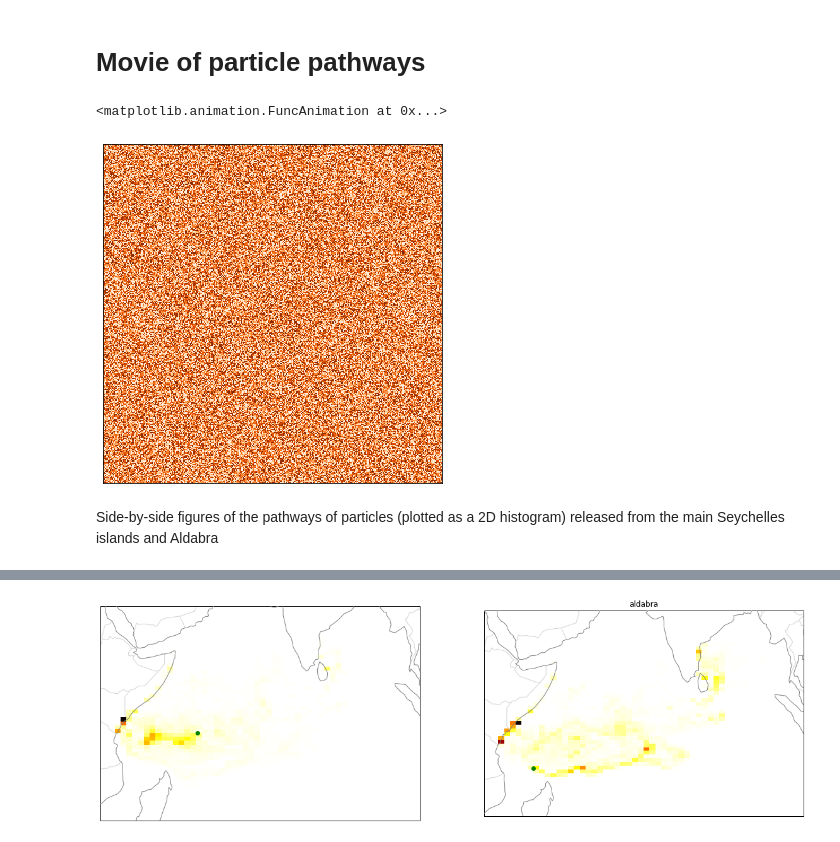
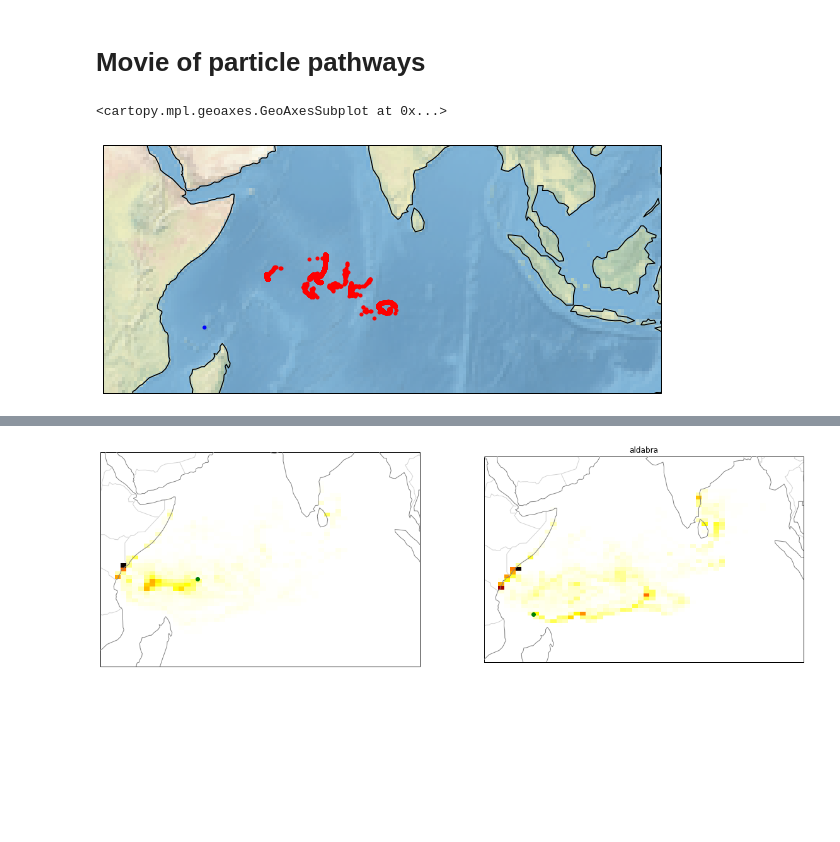
Before and after one commit to gmacgilchrist/parcels, a Jupyter notebook: parcels_seychelles/parcels_seychelles_draw.ipynb, the cells around one changed output, grey strips where cells are left out. Cells and saved outputs as stored; diff of their text form; code cells hidden in the pictures; blank space fills up the shorter version.

```diff
--- a/parcels_seychelles/parcels_seychelles_draw.ipynb
+++ b/parcels_seychelles/parcels_seychelles_draw.ipynb
@@ -17,9 +18,9 @@ from cartopy.mpl.gridliner import LONGITUDE_FORMATTER, LATITUDE_FORMATTER
 # Load the file that was output from parcels
 ds=xr.open_dataset('aldabra_171231.nc')
 # Set the coordinates of the obs dimension to time (for intuitive indexing)
-ds.coords['obs']=ds_ald['time'].sel(traj=0)
+ds.coords['obs']=ds['time'].sel(traj=0)
 # Index the first point in time
-dend=ds.sel(obs=datetime(2016,1,30,0),method='nearest')
+#dend=ds.sel(obs=datetime(2016,1,30,0),method='nearest')
 # %% [markdown]
 # 2D histogram of particle pathways
 # %%
@@ -48,36 +49,40 @@ ax.plot(46.3,-9.4,'go');
 # %%
 dpi = 100
 
-def ani_frame():
-    fig = plt.figure()
-    ax = fig.add_subplot(111)
-    ax.set_aspect('equal')
-    ax.get_xaxis().set_visible(False)
-    ax.get_yaxis().set_visible(False)
+def parcels_ani(n):
+    # Plot final points on a map projection
+    fig,ax = plt.subplots(figsize=(10,10),ncols=1,subplot_kw={'projection': ccrs.PlateCarree()})
+    ax.coastlines()
+    ax.stock_img()
+    ax.set_xlim(30,120)
+    ax.set_ylim(-20,20)
 
-    im = ax.imshow(np.random.rand(300,300),cmap='Oranges',interpolation='nearest')
-    im.set_clim([0,1])
-    fig.set_size_inches([5,5])
+    now = datetime(2017,n,15,0)
+    dnow = ds.sel(obs=now,method='nearest')
+    ax.plot(46.3,-9.4,'b.')
+    im = ax.plot(dnow.lon.values,dnow.lat.values,'r.')
 
+    return ax
 
-    tight_layout()
-
-
-    def update_img(n):
-        tmp = np.random.rand(300,300)
-        im.set_data(tmp)
+    def update(n):
+        now=datetime(2017,6,30)
+        dnow = ds.sel(obs=now,method='nearest')
+        im = ax.plot(dnow.lon.values,dnow.lat.values,'r.')
+#        tmp = np.random.rand(300,300)
+#        im.set_data(tmp)
         return im
 
     #legend(loc=0)
-    ani = animation.FuncAnimation(fig,update_img,200,interval=100)
-    writer = animation.writers['ffmpeg'](fps=30)
+    ani = animation.FuncAnimation(fig,update)
+
+    #,200,interval=100)
+#    writer = animation.writers['ffmpeg'](fps=30)
 
     #ani.save('demo.mp4',writer=writer,dpi=dpi)
     return ani
+
+#HTML(parcels_ani())
+parcels_ani(6)
+# %% [output]
+<cartopy.mpl.geoaxes.GeoAxesSubplot at 0x...>
+[figure, added]
-# %%
-ani_frame()
-# %% [output]
-<matplotlib.animation.FuncAnimation at 0x...>
-[figure, removed]
-# %% [markdown]
-Side-by-side figures of the pathways of particles (plotted as a 2D histogram) released from the main Seychelles islands and Aldabra
```
Also changed, not shown: parts of 3 cells of this notebook, 1 other file.
